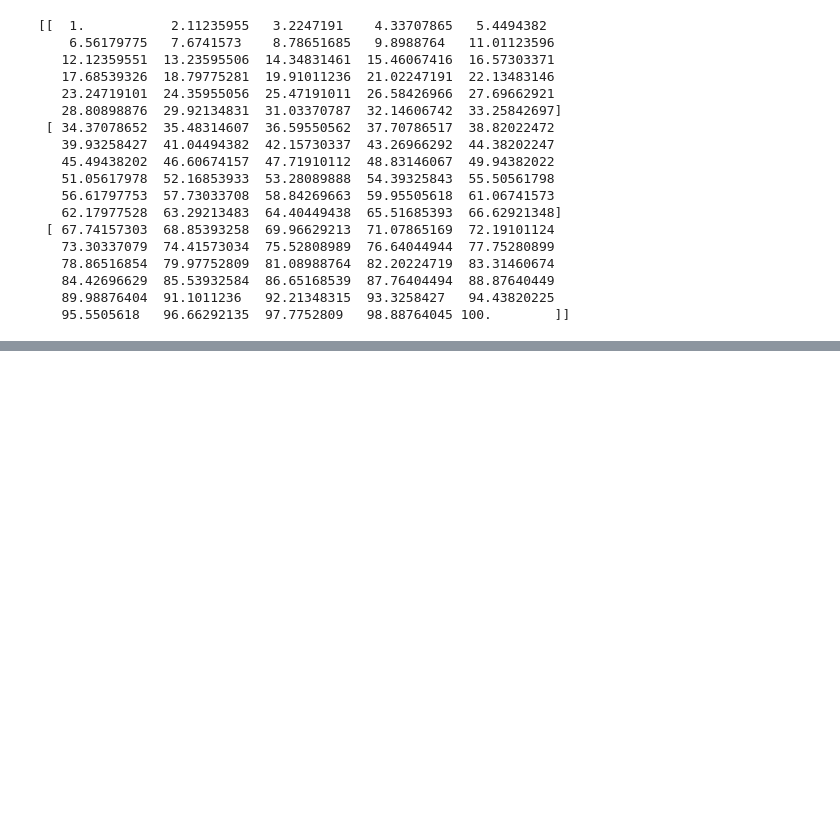
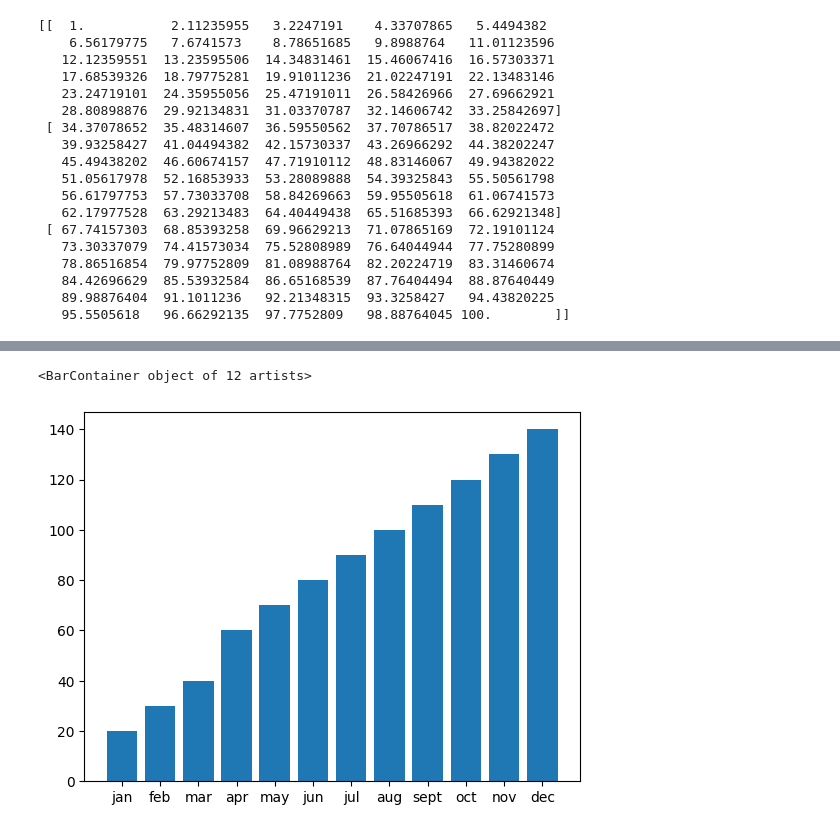
Before and after one commit to Aniruddh-Verma/PYDS-AT-DIGIPODIUM, a Jupyter notebook: data_analytics/numpy_basics.ipynb, the cells around one changed output, grey strips where cells are left out. Cells and saved outputs as stored; diff of their text form; code cells hidden in the pictures; blank space fills up the shorter version.

```diff
--- a/data_analytics/numpy_basics.ipynb
+++ b/data_analytics/numpy_basics.ipynb
@@ -222,2 +222,9 @@ plt.plot(t,x, 'ro')   # red dots
+# %%
+rainfall = [20,30,40,60,70,80,90,100,110,120,130,140]
+months = ['jan','feb','mar','apr','may','jun','jul','aug','sept','oct','nov','dec']
+plt.bar(months,rainfall)
+# %% [output]
+<BarContainer object of 12 artists>
+[figure, added]
 # %%
 ## BOOLEAN FILTER AND INDEXING
```
Also changed, not shown: parts of 8 cells of this notebook.
